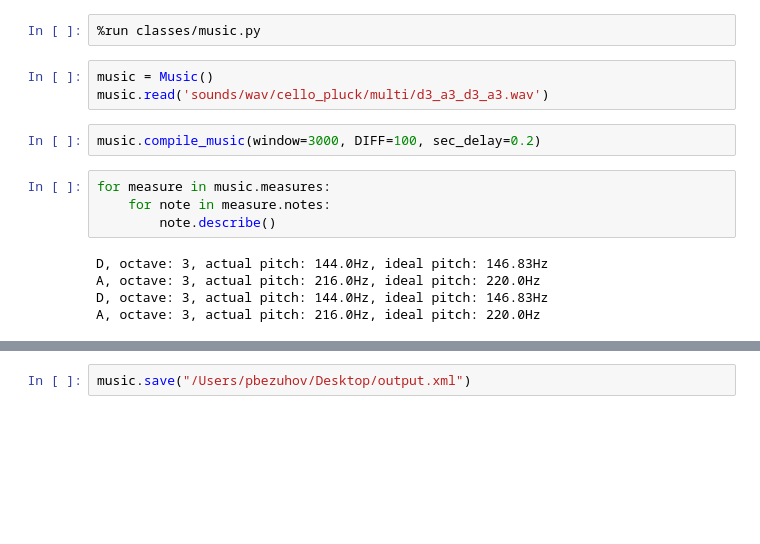
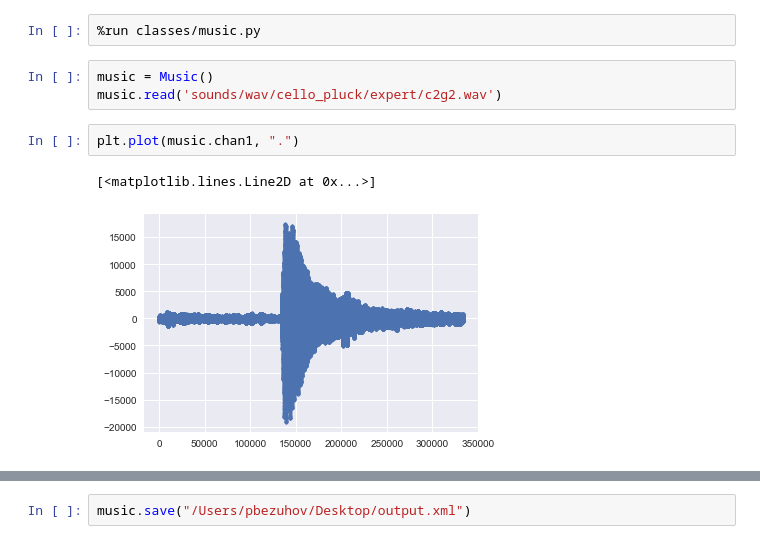
Before and after one commit to pstetz/Pitch-Perfect, a Jupyter notebook: main.ipynb, the cells around one changed output, grey strips where cells are left out. Saved outputs shown, nothing was run; the diff lists cells and outputs as text; blank space fills up the shorter version.

```diff
--- a/main.ipynb
+++ b/main.ipynb
@@ -10,15 +10,9 @@ warnings.filterwarnings('ignore')
 %run classes/music.py
 # %%
 music = Music()
-music.read('sounds/wav/cello_pluck/multi/d3_a3_d3_a3.wav')
+music.read('sounds/wav/cello_pluck/expert/c2g2.wav')
-# %%
-music.compile_music(window=3000, DIFF=100, sec_delay=0.2)
-# %%
-for measure in music.measures:
-    for note in measure.notes:
-        note.describe()
-# %% [output]
-D, octave: 3, actual pitch: 144.0Hz, ideal pitch: 146.83Hz
-A, octave: 3, actual pitch: 216.0Hz, ideal pitch: 220.0Hz
-D, octave: 3, actual pitch: 144.0Hz, ideal pitch: 146.83Hz
-A, octave: 3, actual pitch: 216.0Hz, ideal pitch: 220.0Hz
+# %%
+plt.plot(music.chan1, ".")
+# %% [output]
+[<matplotlib.lines.Line2D at 0x...>]
+[figure, added]
```
Also changed, not shown: parts of 2 cells of this notebook, 3 other files.
